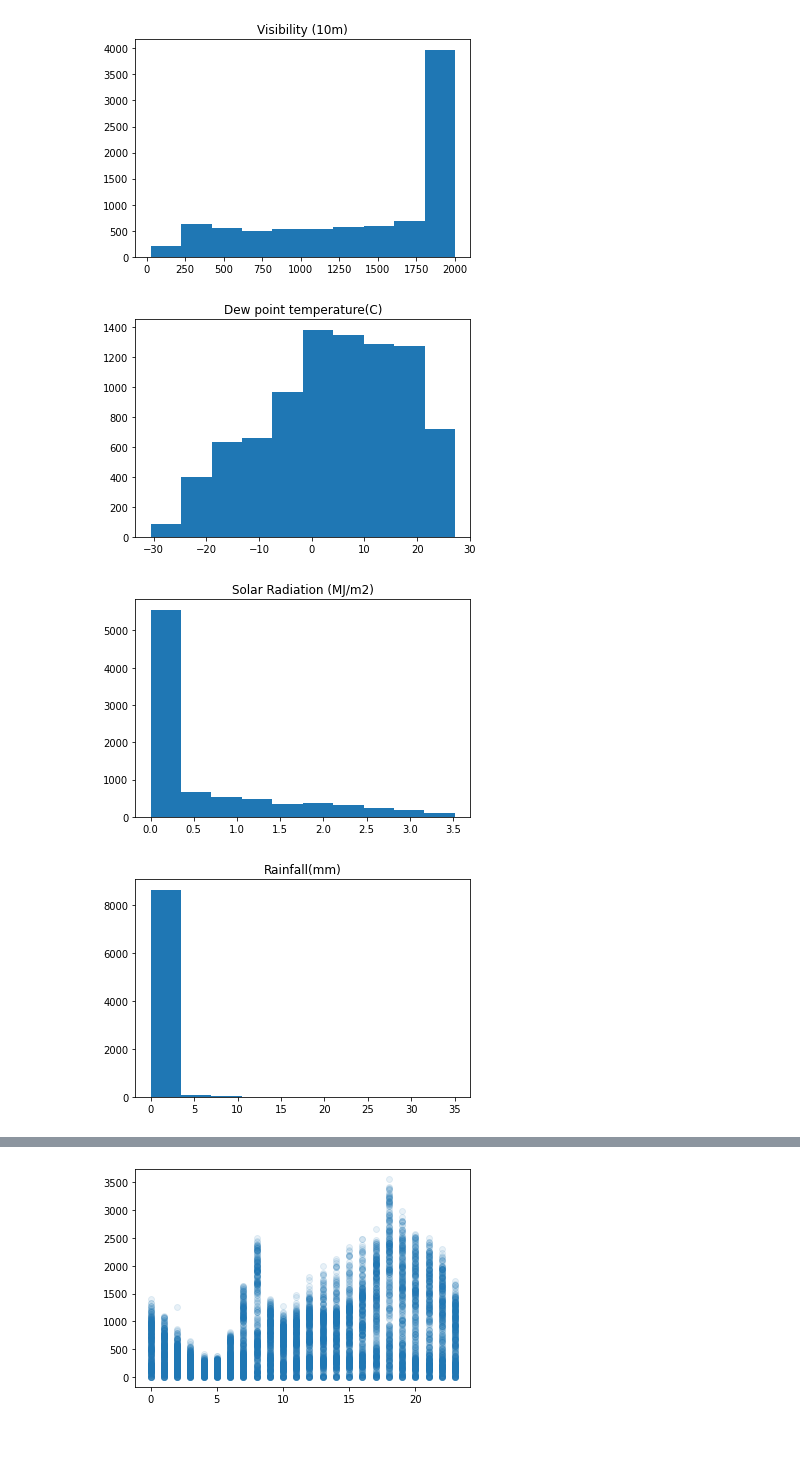
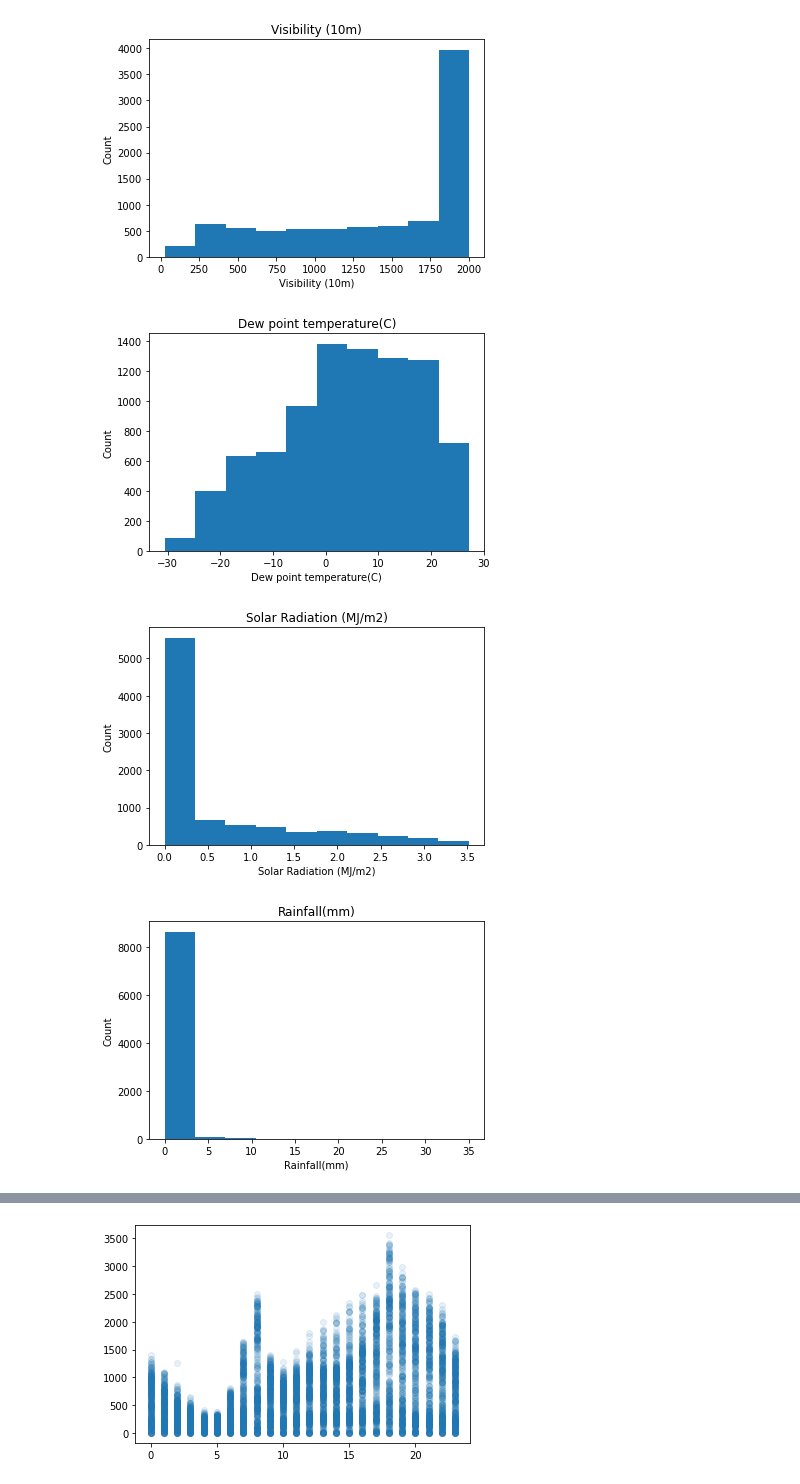
Before and after one commit to R0go/Bikes, a Jupyter notebook: Bikes_project.ipynb, the cells around one changed output, grey strips where cells are left out. Cells and saved outputs as stored; diff of their text form; code cells hidden in the pictures; blank space fills up the shorter version.

```diff
--- a/Bikes_project.ipynb
+++ b/Bikes_project.ipynb
@@ -46,6 +67,8 @@ for i in bikes_df.columns:
     else:
         plt.hist(bikes_df[i])
         plt.title(i)
+        plt.xlabel(i)
+        plt.ylabel('Count')
         plt.show()
         plt.clf
 # %% [output]
@@ -57,4 +80,4 @@ for i in bikes_df.columns:
-[figure, old version]
+[figure, new version]
-[figure, old version]
+[figure, new version]
-[figure, old version]
+[figure, new version]
-[figure, old version]
+[figure, new version]
```
Also changed, not shown: parts of 6 cells of this notebook.
